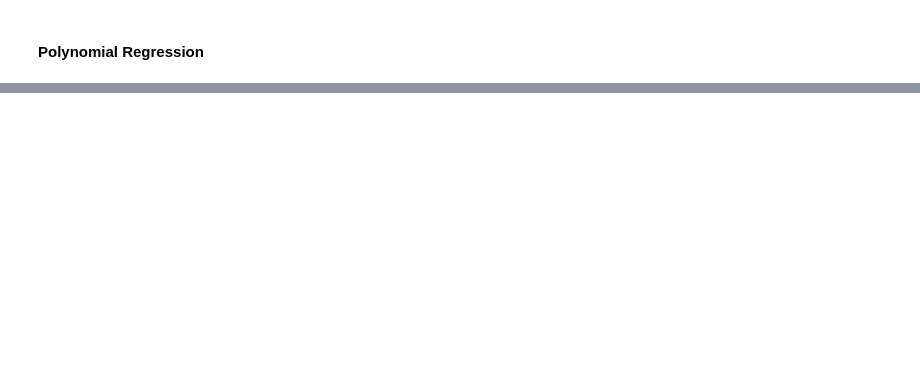
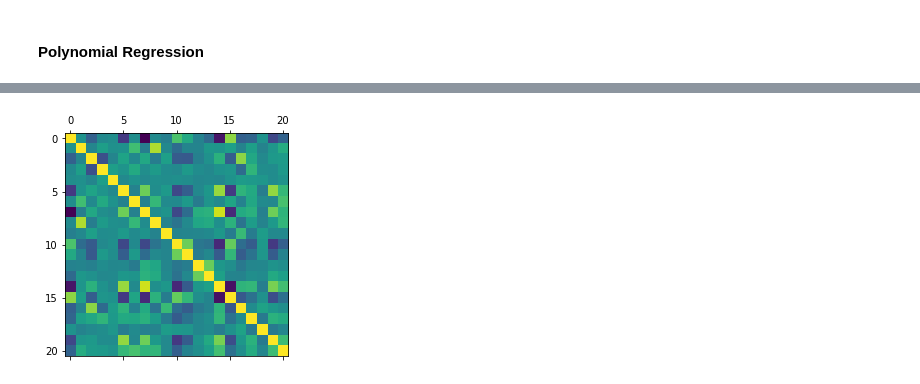
Before and after one commit to AC209-Group70/spotify_playlists, a Jupyter notebook: src/Model.ipynb, the cells around one changed output, grey strips where cells are left out. Saved outputs shown, nothing was run; the diff lists cells and outputs as text; code cells hidden in the pictures; blank space fills up the shorter version.

```diff
--- a/src/Model.ipynb
+++ b/src/Model.ipynb
@@ -282,0 +228,5 @@ data_700_1600.to_json("data_700_1600.json")
+# %%
+plt.matshow(dataframe.corr())
+plt.show()
+# %% [output]
+[figure, added]
```
Also changed, not shown: parts of 26 cells of this notebook.
